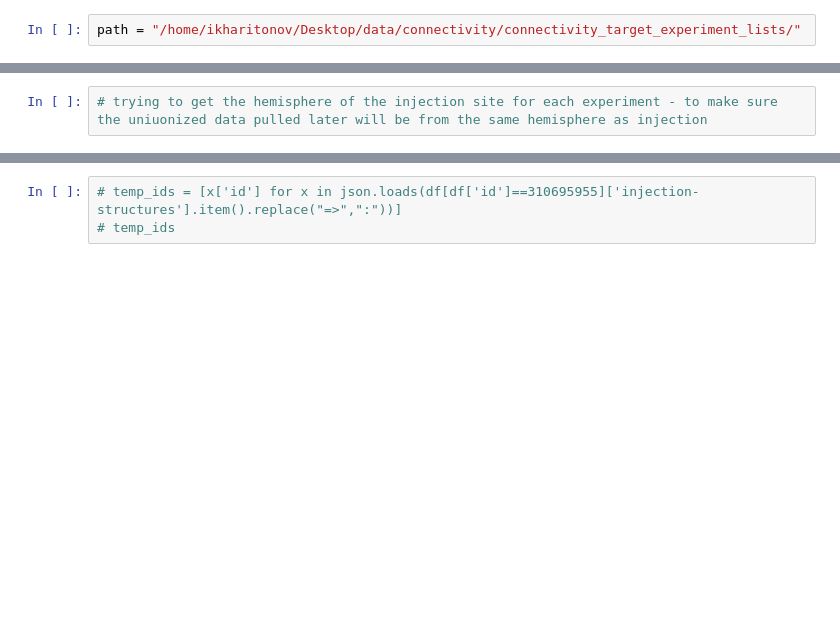
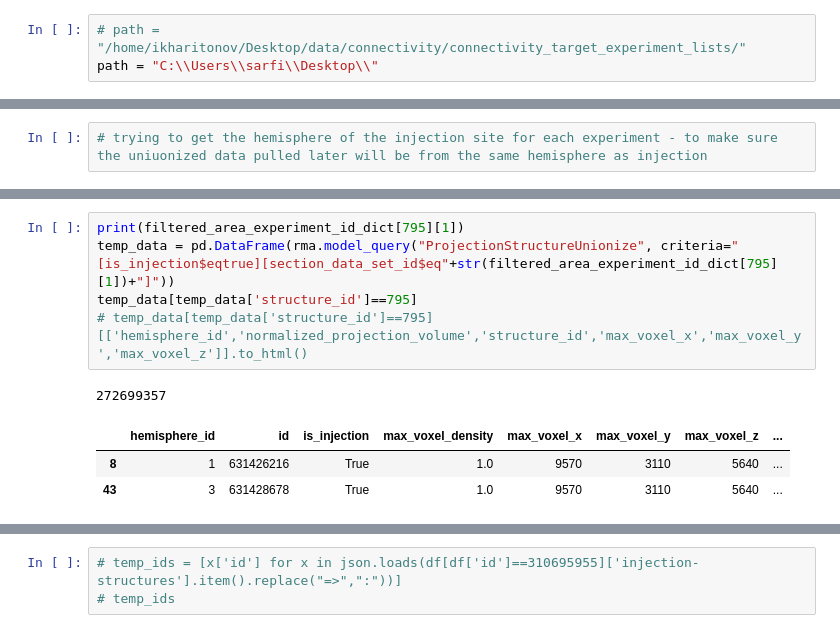
Before and after one commit to ikharitonov/allen-data-mining, a Jupyter notebook: connectivity/injection_sites_average.ipynb, the cells around one changed output, grey strips where cells are left out. Cells and saved outputs as stored; diff of their text form; blank space fills up the shorter version.

Commit message:
injection average progress

```diff
--- a/connectivity/injection_sites_average.ipynb
+++ b/connectivity/injection_sites_average.ipynb
@@ -12,7 +12,8 @@ def query_structure_id(structure_acronym):
 main_structure = "RSPagl"
 main_structure_id = query_structure_id(main_structure)
 # %%
-path = "/home/ikharitonov/Desktop/data/connectivity/connectivity_target_experiment_lists/"
+# path = "/home/ikharitonov/Desktop/data/connectivity/connectivity_target_experiment_lists/"
+path = "C:\\Users\\sarfi\\Desktop\\"
 # %%
 df = pd.read_csv(path+main_structure+".csv")
 df
@@ -135,0 +149,10 @@ df[df['id']==300076066]
+# %%
+print(filtered_area_experiment_id_dict[795][1])
+temp_data = pd.DataFrame(rma.model_query("ProjectionStructureUnionize", criteria="[is_injection$eqtrue][section_data_set_id$eq"+str(filtered_area_experiment_id_dict[795][1])+"]"))
+temp_data[temp_data['structure_id']==795]
+# temp_data[temp_data['structure_id']==795][['hemisphere_id','normalized_projection_volume','structure_id','max_voxel_x','max_voxel_y','max_voxel_z']].to_html()
+# %% [output]
+272699357
+|  | hemisphere_id | id | is_injection | max_voxel_density | max_voxel_x | max_voxel_y | max_voxel_z | ... |
+| 8 | 1 | 631426216 | True | 1.0 | 9570 | 3110 | 5640 | ... |
+| 43 | 3 | 631428678 | True | 1.0 | 9570 | 3110 | 5640 | ... |
```
Also changed, not shown: parts of 9 cells of this notebook.
